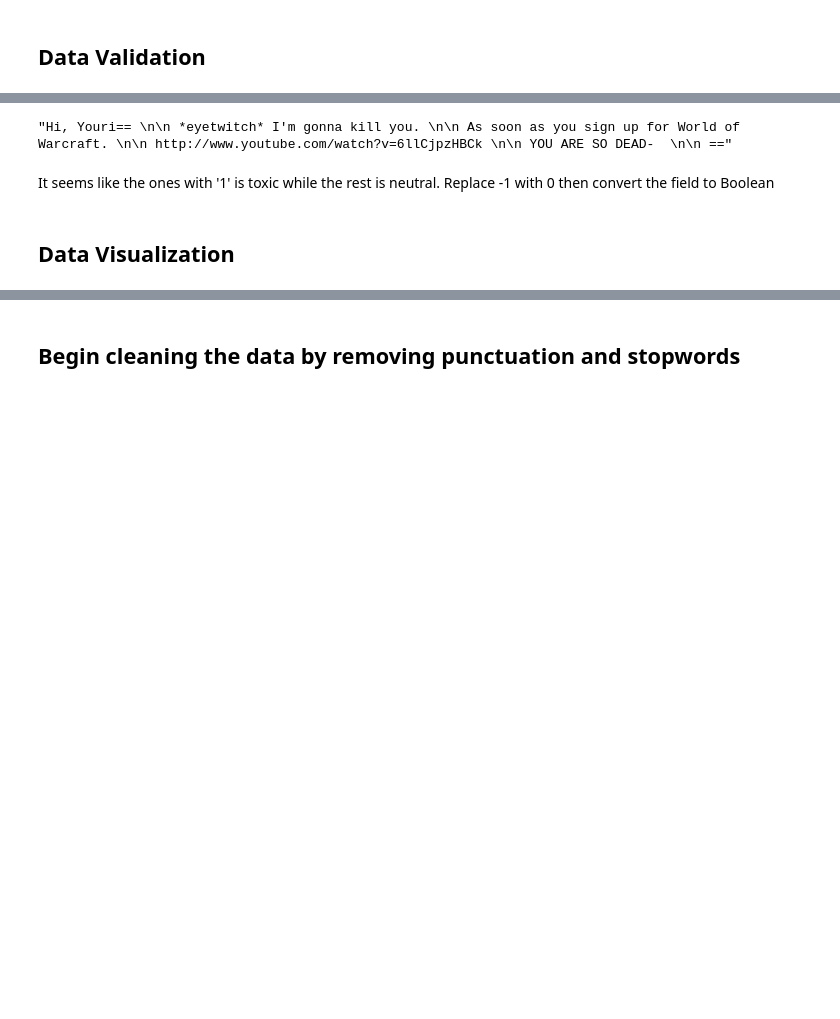
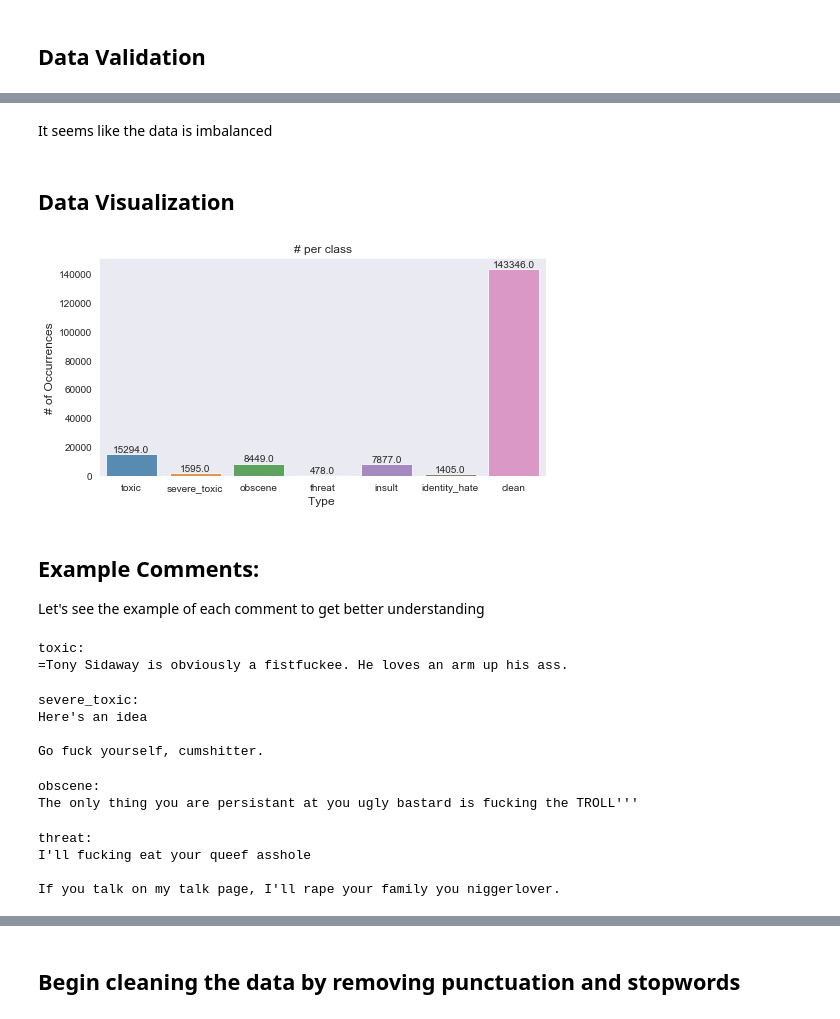
Before and after one commit to nyomie/Springboard, a Jupyter notebook: datasets/toxic comment/Toxic Comment EDA.ipynb, the cells around one changed output, grey strips where cells are left out. Saved outputs shown, nothing was run; the diff lists cells and outputs as text; code cells hidden in the pictures; blank space fills up the shorter version.

```diff
--- a/datasets/toxic comment/Toxic Comment EDA.ipynb
+++ b/datasets/toxic comment/Toxic Comment EDA.ipynb
@@ -130,8 +174,53 @@ toxic_df[toxic_df['threat'] == 0]['comment_text'].iloc[100]
-# %%
-toxic_df[toxic_df['threat'] == 1]['comment_text'].iloc[100]
-# %% [output]
-"Hi, Youri== \n\n *eyetwitch* I'm gonna kill you. \n\n As soon as you sign up for World of Warcraft. \n\n http://www.youtube.com/watch?v=6llCjpzHBCk \n\n YOU ARE SO DEAD-  \n\n =="
-# %% [markdown]
-It seems like the ones with '1' is toxic while the rest is neutral. Replace -1 with 0 then convert the field to Boolean
+# %% [markdown]
+It seems like the data is imbalanced
 # %% [markdown]
 ## Data Visualization
+# %%
+x=toxic_train.iloc[:,1:-1].sum()
+#plot
+plt.figure(figsize=(8,4))
+ax= sns.barplot(x.index, x.values, alpha=0.8)
+plt.title("# per class")
+plt.ylabel('# of Occurrences', fontsize=12)
+plt.xlabel('Type ', fontsize=12)
+#adding the text labels
+rects = ax.patches
+labels = x.values
+for rect, label in zip(rects, labels):
+    height = rect.get_height()
+    ax.text(rect.get_x() + rect.get_width()/2, height + 5, label, ha='center', va='bottom')
+
+plt.show()
+# %% [output]
+[figure, added]
+# %% [markdown]
+## Example Comments:
+Let's see the example of each comment to get better understanding
+# %%
+print("toxic:")
+print(toxic_train[toxic_train.toxic==1].iloc[8,0])
+# %% [output]
+toxic:
+=Tony Sidaway is obviously a fistfuckee. He loves an arm up his ass.
+# %%
+print("severe_toxic:")
+print(toxic_train[toxic_train.severe_toxic==1].iloc[12,0])
+# %% [output]
+severe_toxic:
+Here's an idea
+
+Go fuck yourself, cumshitter.
+# %%
+print("obscene:")
+print(toxic_train[toxic_train.obscene==1].iloc[105,0])
+# %% [output]
+obscene:
+The only thing you are persistant at you ugly bastard is fucking the TROLL'''
+# %%
+print("threat:")
+print(toxic_train[toxic_train.threat==1].iloc[62,0])
+# %% [output]
+threat:
+I'll fucking eat your queef asshole
+
+If you talk on my talk page, I'll rape your family you niggerlover.
```
Also changed, not shown: parts of 31 cells of this notebook, 21 other files.
